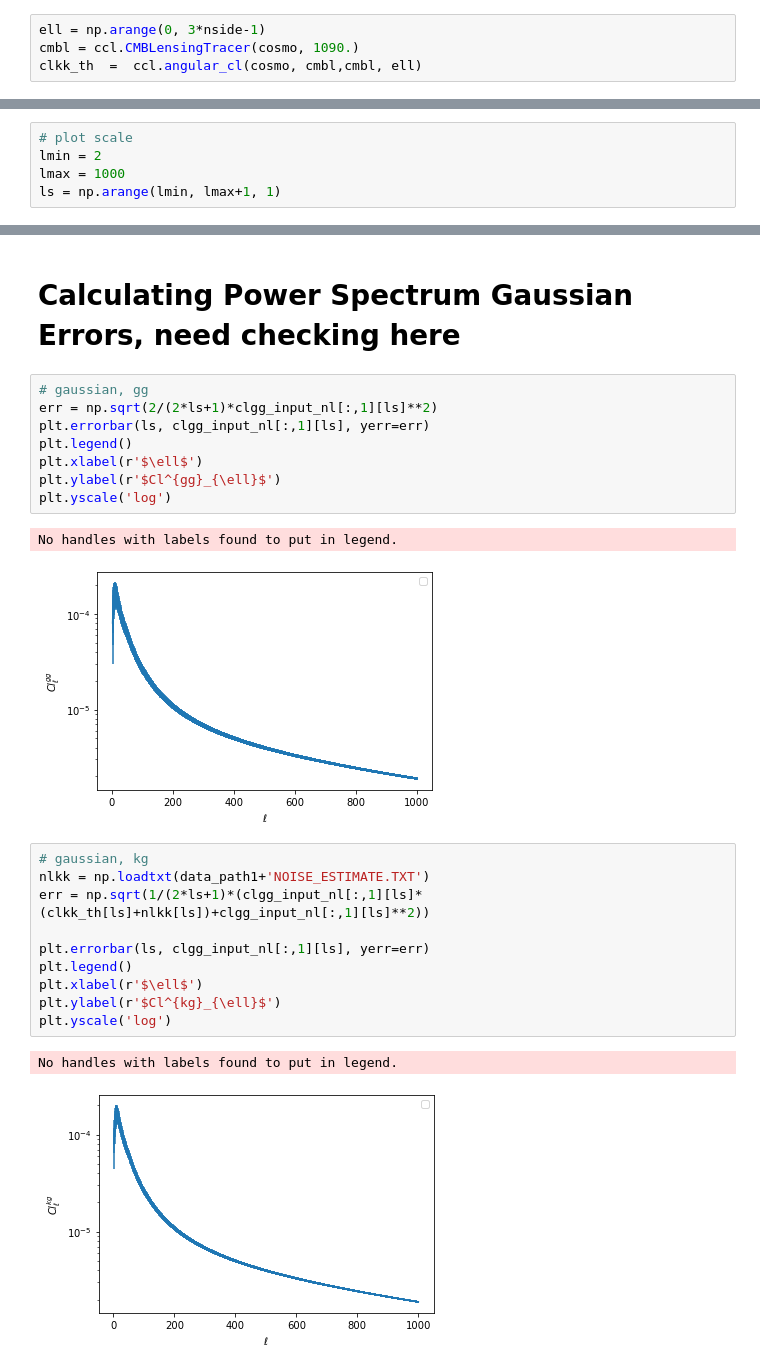
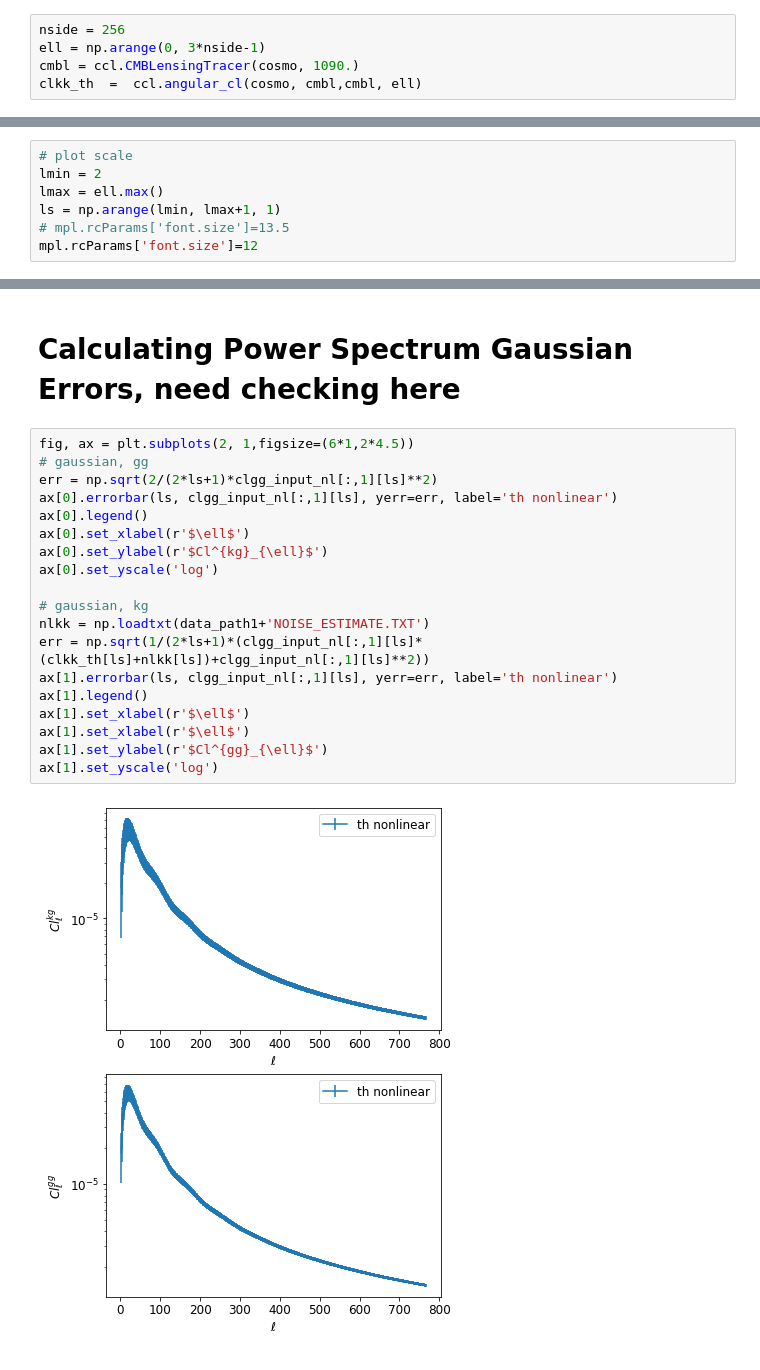
Before and after one commit to catketchup/DES_ACT_test, a Jupyter notebook: th_nonlinear.ipynb, the cells around one changed output, grey strips where cells are left out. Cells and saved outputs as stored; diff of their text form.

```diff
--- a/th_nonlinear.ipynb
+++ b/th_nonlinear.ipynb
@@ -76,6 +73,7 @@ nside = 1024
 # %%
 # Get the CMB lensing PS based on the fiducal cosmology
 # %%
+nside = 256
 ell = np.arange(0, 3*nside-1)
 cmbl = ccl.CMBLensingTracer(cosmo, 1090.)
 clkk_th  =  ccl.angular_cl(cosmo, cmbl,cmbl, ell)
@@ -138,6 +136,8 @@ if 0:
 # %%
 # plot scale
 lmin = 2
-lmax = 1000
+lmax = ell.max()
 ls = np.arange(lmin, lmax+1, 1)
+# mpl.rcParams['font.size']=13.5
+mpl.rcParams['font.size']=12
 # %%
@@ -177,26 +175,23 @@ plt.yscale('log')
 # %% [markdown]
 # Calculating Power Spectrum Gaussian Errors, need checking here
-# %%
-# gaussian, gg
-err = np.sqrt(2/(2*ls+1)*clgg_input_nl[:,1][ls]**2)
-plt.errorbar(ls, clgg_input_nl[:,1][ls], yerr=err)
-plt.legend()
-plt.xlabel(r'$\ell$')
-plt.ylabel(r'$Cl^{gg}_{\ell}$')
-plt.yscale('log')
-# %% [output]
-No handles with labels found to put in legend.
-[figure, removed]
 # %%
+fig, ax = plt.subplots(2, 1,figsize=(6*1,2*4.5))
+# gaussian, gg
+err = np.sqrt(2/(2*ls+1)*clgg_input_nl[:,1][ls]**2)
+ax[0].errorbar(ls, clgg_input_nl[:,1][ls], yerr=err, label='th nonlinear')
+ax[0].legend()
+ax[0].set_xlabel(r'$\ell$')
+ax[0].set_ylabel(r'$Cl^{kg}_{\ell}$')
+ax[0].set_yscale('log')
+
 # gaussian, kg
 nlkk = np.loadtxt(data_path1+'NOISE_ESTIMATE.TXT')
 err = np.sqrt(1/(2*ls+1)*(clgg_input_nl[:,1][ls]*(clkk_th[ls]+nlkk[ls])+clgg_input_nl[:,1][ls]**2))
-
-plt.errorbar(ls, clgg_input_nl[:,1][ls], yerr=err)
-plt.legend()
-plt.xlabel(r'$\ell$')
-plt.ylabel(r'$Cl^{kg}_{\ell}$')
-plt.yscale('log')
+ax[1].errorbar(ls, clgg_input_nl[:,1][ls], yerr=err, label='th nonlinear')
+ax[1].legend()
+ax[1].set_xlabel(r'$\ell$')
+ax[1].set_xlabel(r'$\ell$')
+ax[1].set_ylabel(r'$Cl^{gg}_{\ell}$')
+ax[1].set_yscale('log')
 # %% [output]
-No handles with labels found to put in legend.
-[figure, old version]
+[figure, new version]
```
Also changed, not shown: parts of 16 cells of this notebook, 3 other files.
